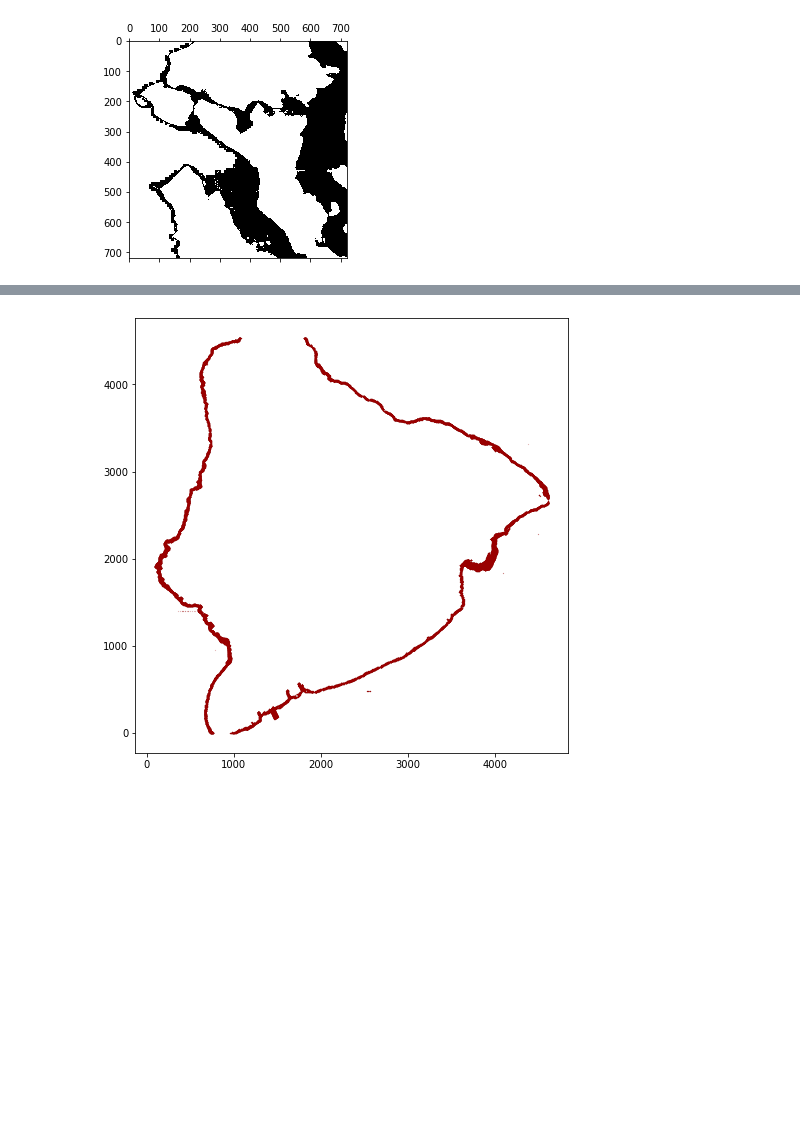
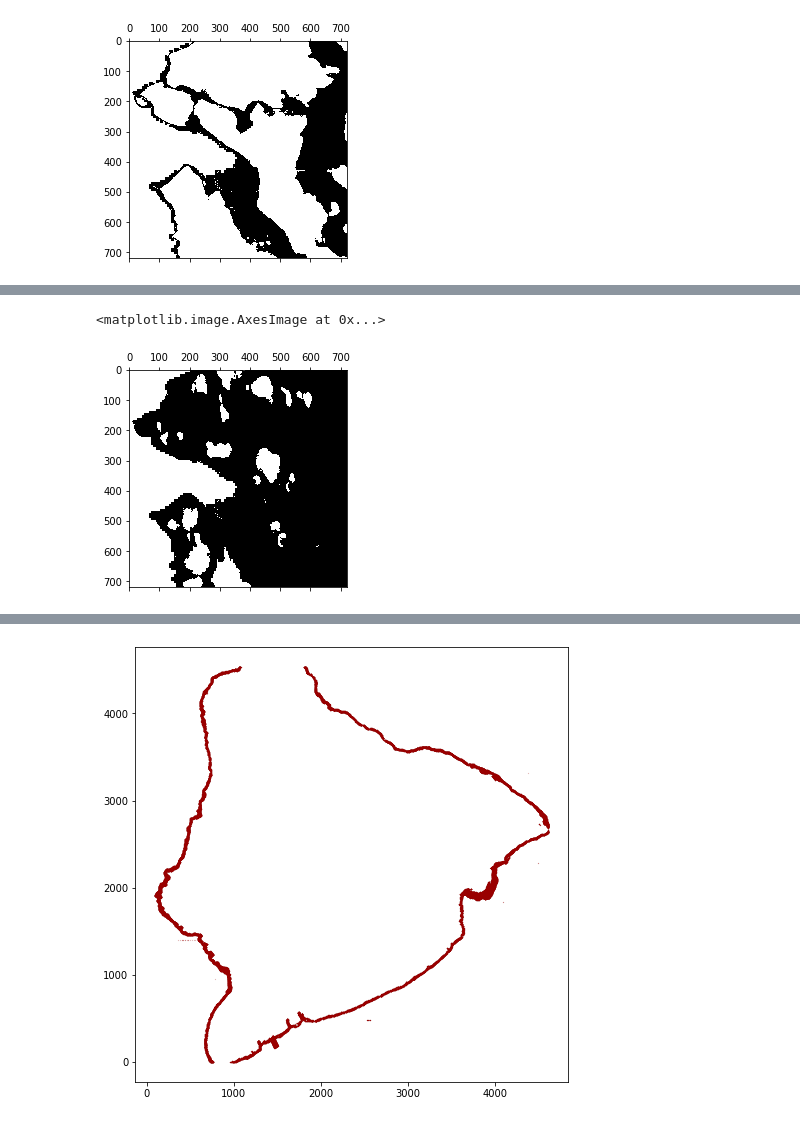
Before and after one commit to blakedallen/geo-viz-group, a Jupyter notebook: Data Engineering.ipynb, the cells around one changed output, grey strips where cells are left out. Cells and saved outputs as stored; diff of their text form; code cells hidden in the pictures; blank space fills up the shorter version.

```diff
--- a/Data Engineering.ipynb
+++ b/Data Engineering.ipynb
@@ -208,0 +191,5 @@ plt.spy(matrices["20-30"])
+# %%
+plt.spy(matrices[100])
+# %% [output]
+<matplotlib.image.AxesImage at 0x...>
+[figure, added]
```
Also changed, not shown: parts of 7 cells of this notebook.
